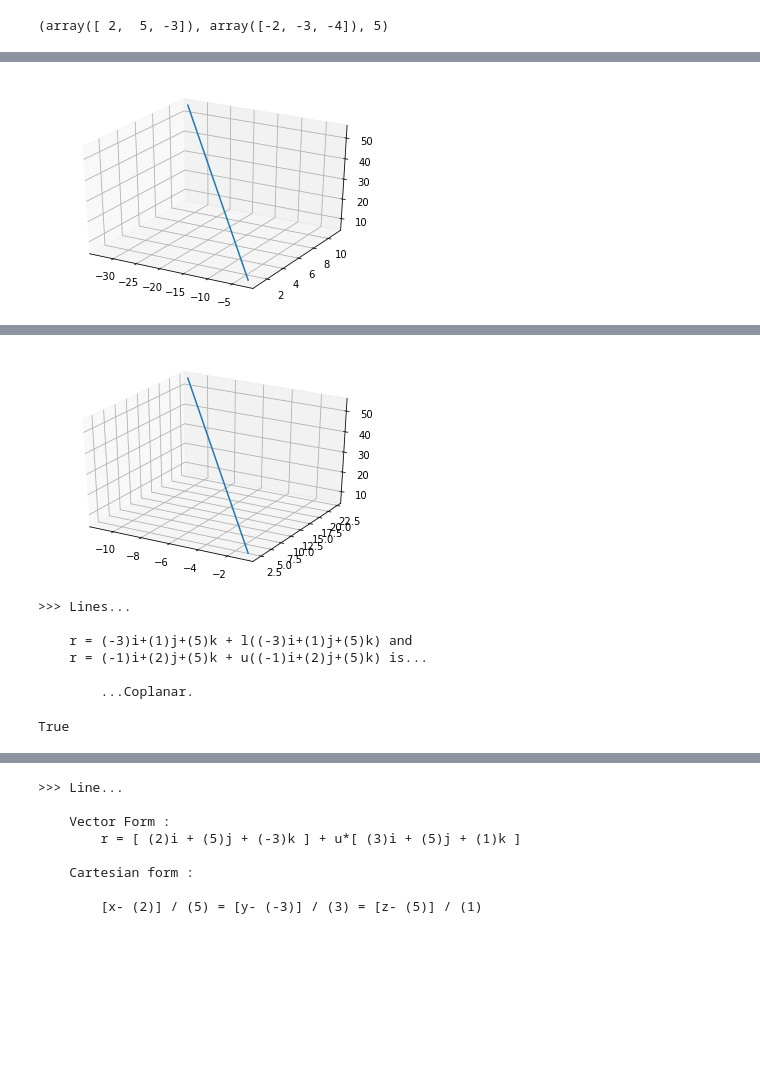
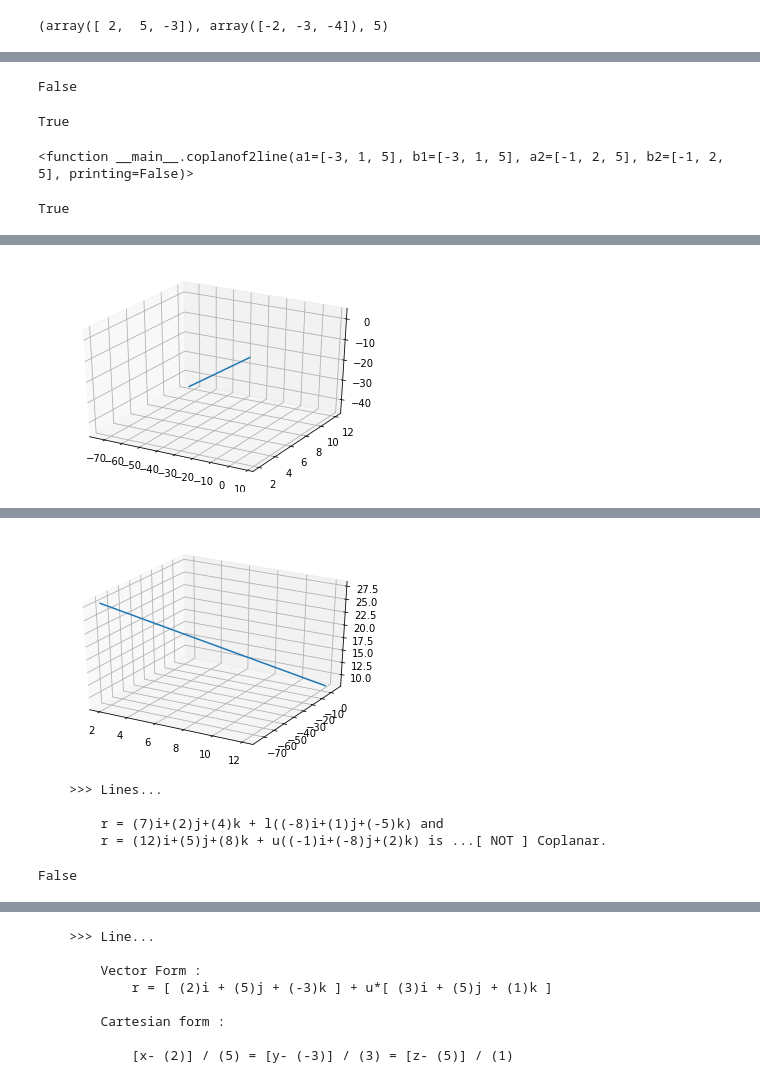
Before and after one commit to imvickykumar999/pip-install-imvickykumar999, a Jupyter notebook: vixtor.ipynb, the cells around one changed output, grey strips where cells are left out. Drawn from its saved outputs; the diff is of its cells as text; code cells hidden in the pictures; blank space fills up the shorter version.

```diff
--- a/vixtor.ipynb
+++ b/vixtor.ipynb
@@ -388,23 +533,51 @@ distbw2line([1,1,0],[2,-1,1],[2,1,-1],[3,-5,2])
 # %%
-def coplanof2line(a1=[-3, 1,5], b1=[-3,1,5], a2=[-1,2,5], b2=[-1,2,5]):
+def coplanof2line(a1=[-3, 1,5],
+                  b1=[-3,1,5],
+                  a2=[-1,2,5],
+                  b2=[-1,2,5],
+                  printing = False):
 
-    a1, b1 = line(a1, b1, sno=1)
-    a2, b2 = line(a2, b2, sno=2)
+    a1, b1 = line(a1, b1, sno=1, printing = printing)
+    a2, b2 = line(a2, b2, sno=2, printing = printing)
 
-    print('''
->>> Lines...
+    if np.dot((a2 - a1), np.cross(b1, b2)) == 0:
+        pri = '...Coplanar.'
+        ret = True
+    else:
+        pri = '...[ NOT ] Coplanar.'
+        ret = False
 
-    r = ({})i+({})j+({})k + l(({})i+({})j+({})k) and
-    r = ({})i+({})j+({})k + u(({})i+({})j+({})k) is...
-    '''.format(a1[0], a1[1], a1[2], b1[0], b1[1], b1[2], a2[0], a2[1], a2[2], b2[0], b2[1], b2[2]))
+    if printing == True:
 
+        print('''
+    >>> Lines...
 
-    if np.dot((a2-a1), np.cross(b1, b2)) == 0:
-        print('\t...Coplanar.')
-        return True
-    else:
-        print('\t...[ NOT ] Coplanar.')
-        return False
+        r = ({})i+({})j+({})k + l(({})i+({})j+({})k) and
+        r = ({})i+({})j+({})k + u(({})i+({})j+({})k) is {}
+        '''.format(a1[0], a1[1], a1[2], b1[0], b1[1], b1[2],
+                   a2[0], a2[1], a2[2], b2[0], b2[1], b2[2], pri))
+
+    return ret
+# %%
+print( coplanof2line(a1=[7,2,4], b1=[-8,1,-5], a2=[12,5,8], b2=[-1,-8,2]) )
+# %% [output]
+False
+# %%
+print( coplanof2line() )
+
+coplanof2line
+# %% [output]
+True
+<function __main__.coplanof2line(a1=[-3, 1, 5], b1=[-3, 1, 5], a2=[-1, 2, 5], b2=[-1, 2, 5], printing=False)>
+# %%
+coplanof2line( printing=False )
+# %% [output]
+True
 # %%
-coplanof2line(a1=[-3, 1,5], b1=[-3,1,5], a2=[-1,2,5], b2=[-1,2,5])
+coplanof2line(a1=[7,2,4],
+              b1=[-8,1,-5],
+              a2=[12,5,8],
+              b2=[-1,-8,2],
+              printing = True
+             )
 # %% [output]
@@ -419 +592 @@ coplanof2line(a1=[-3, 1,5], b1=[-3,1,5], a2=[-1,2,5], b2=[-1,2,5])
-[figure, old version]
+[figure, new version]
@@ -428,9 +601,7 @@ coplanof2line(a1=[-3, 1,5], b1=[-3,1,5], a2=[-1,2,5], b2=[-1,2,5])
-[figure, old version]
+[figure, new version]
->>> Lines...
+    >>> Lines...
 
-    r = (-3)i+(1)j+(5)k + l((-3)i+(1)j+(5)k) and
-    r = (-1)i+(2)j+(5)k + u((-1)i+(2)j+(5)k) is...
-
-        ...Coplanar.
+        r = (7)i+(2)j+(4)k + l((-8)i+(1)j+(-5)k) and
+        r = (12)i+(5)j+(8)k + u((-1)i+(-8)j+(2)k) is ...[ NOT ] Coplanar.
-True
+False
 # %%
```
Also changed, not shown: parts of 64 cells of this notebook.
